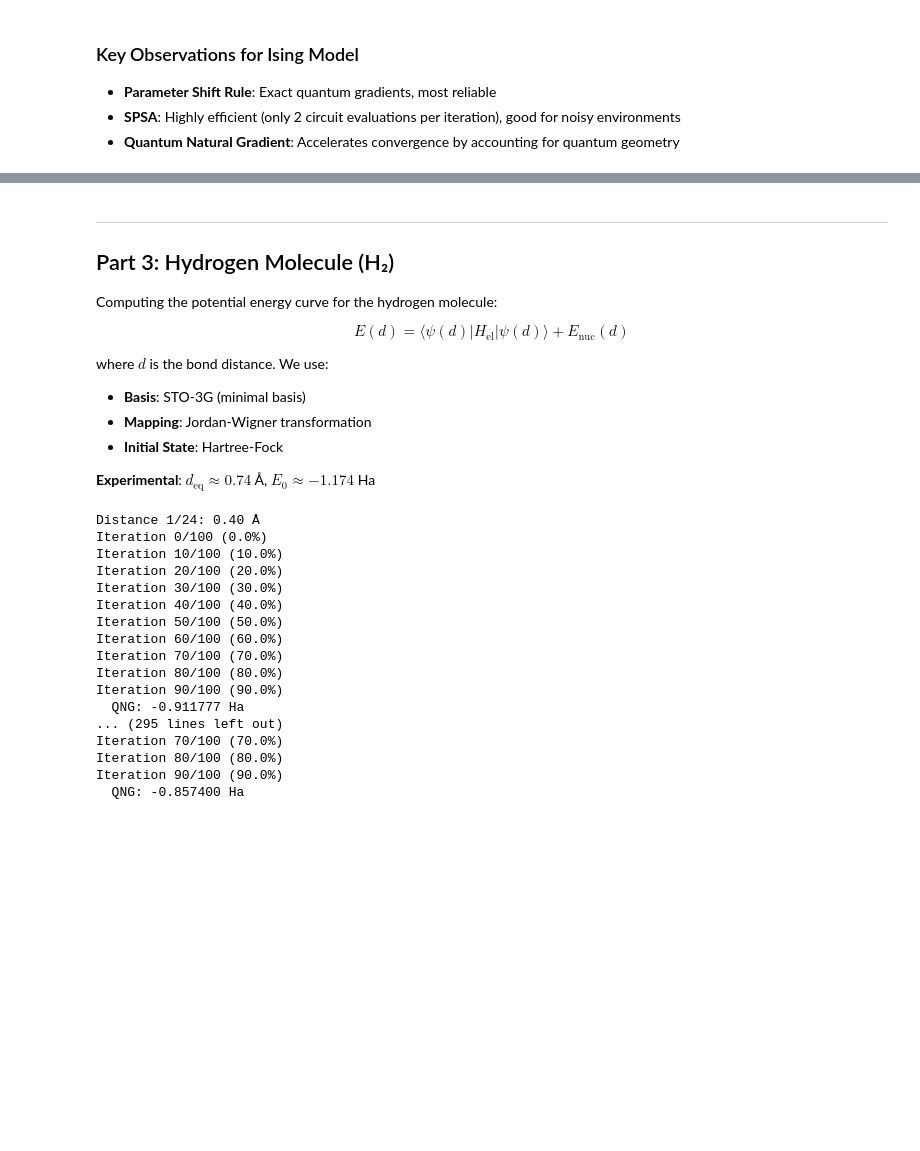
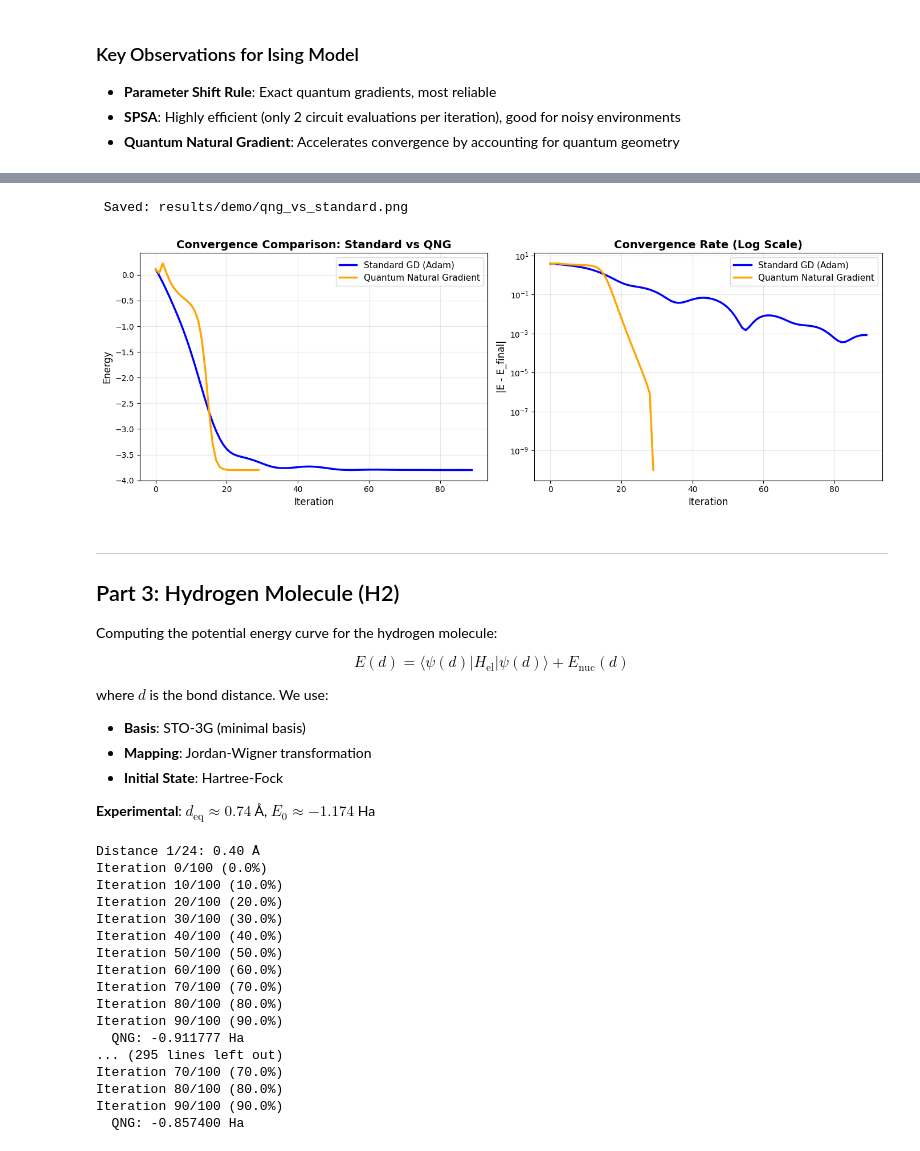
Before and after one commit to fynnhufler/Variational-Quantum-Eigensolver, a Jupyter notebook: VQE_Demo.ipynb, the cells around one changed output, grey strips where cells are left out. Saved outputs shown, nothing was run; the diff lists cells and outputs as text; code cells hidden in the pictures; blank space fills up the shorter version.

Commit message:
new plots, updated readme, updated demo

```diff
--- a/VQE_Demo.ipynb
+++ b/VQE_Demo.ipynb
@@ -324,6 +383,48 @@ print(f"\n Saved: {RESULTS_DIR / 'ising_gradient_comparison.png'}")
+# %%
+# Plot comparison
+fig, axes = plt.subplots(1, 2, figsize=(14, 5))
+
+# Energy evolution
+ax1 = axes[0]
+ax1.plot(vqe_standard.history_energy, label='Standard GD (Adam)',
+         linewidth=2.5, color='blue')
+ax1.plot(vqe_qng.history_energy, label='Quantum Natural Gradient',
+         linewidth=2.5, color='orange')
+ax1.set_xlabel('Iteration', fontsize=12)
+ax1.set_ylabel('Energy', fontsize=12)
+ax1.set_title('Convergence Comparison: Standard vs QNG',
+              fontsize=14, fontweight='bold')
+ax1.legend(fontsize=11)
+ax1.grid(True, alpha=0.3)
+
+# Convergence rate (log scale)
+ax2 = axes[1]
+# Compute distance from final energy
+baseline = min(E_std, E_qng)
+error_std = np.abs(np.array(vqe_standard.history_energy) - baseline)
+error_qng = np.abs(np.array(vqe_qng.history_energy) - baseline)
+
+# Avoid log(0)
+error_std = np.maximum(error_std, 1e-10)
+error_qng = np.maximum(error_qng, 1e-10)
+
+ax2.semilogy(error_std, label='Standard GD (Adam)', linewidth=2.5, color='blue')
+ax2.semilogy(error_qng, label='Quantum Natural Gradient', linewidth=2.5, color='orange')
+ax2.set_xlabel('Iteration', fontsize=12)
+ax2.set_ylabel('|E - E_final|', fontsize=12)
+ax2.set_title('Convergence Rate (Log Scale)', fontsize=14, fontweight='bold')
+ax2.legend(fontsize=11)
+ax2.grid(True, alpha=0.3)
+
+plt.tight_layout()
+plt.savefig(RESULTS_DIR / 'qng_vs_standard.png', dpi=300, bbox_inches='tight')
+print(f" Saved: {RESULTS_DIR / 'qng_vs_standard.png'}")
+# %% [output]
+ Saved: results/demo/qng_vs_standard.png
+[figure, added]
 # %% [markdown]
 ---
-## Part 3: Hydrogen Molecule (H₂)
+## Part 3: Hydrogen Molecule (H2)
 
 Computing the potential energy curve for the hydrogen molecule:
 
```
Also changed, not shown: parts of 7 cells of this notebook, 18 other files.
